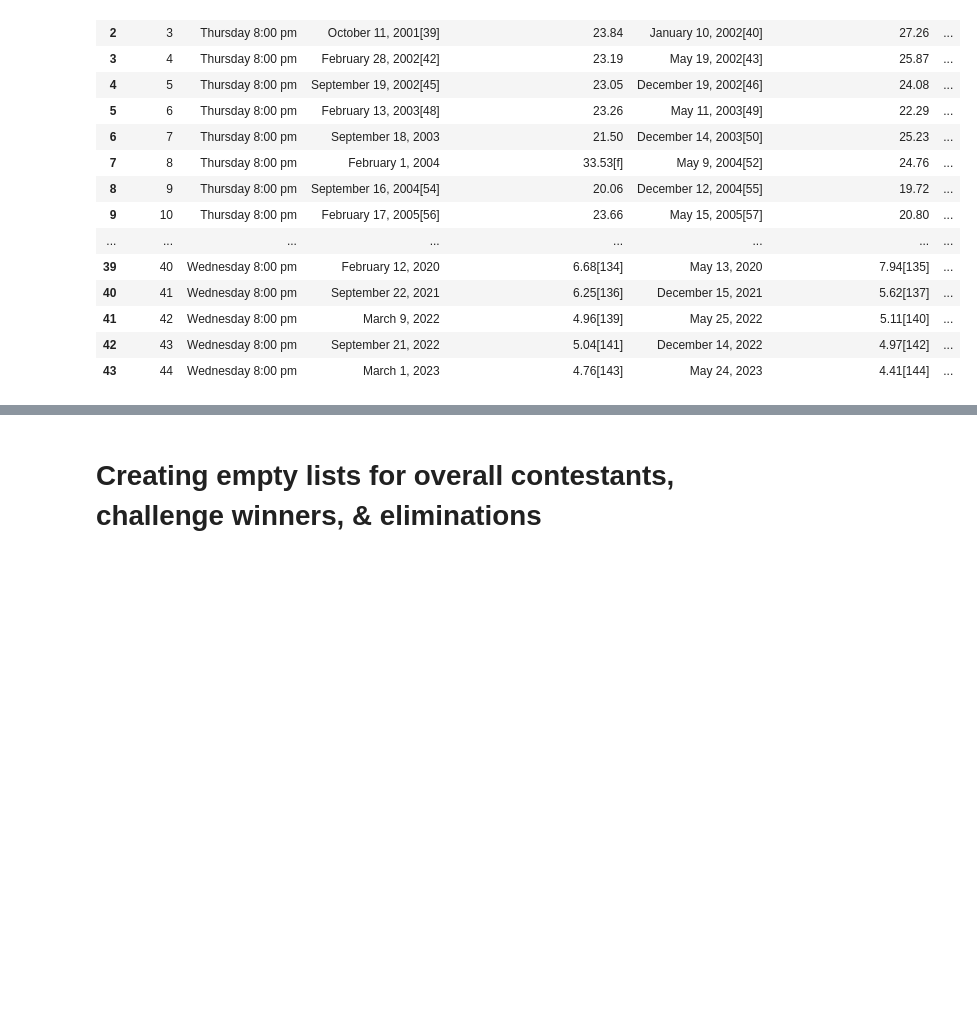
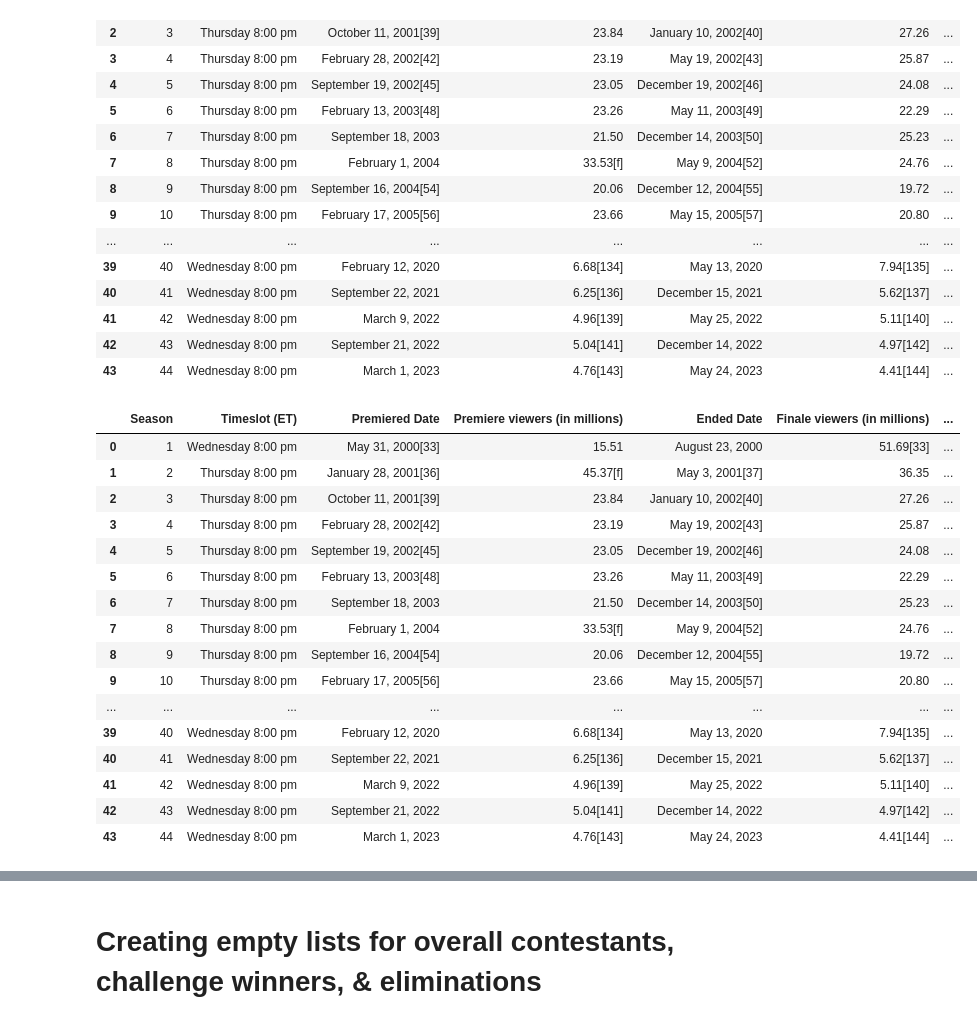
Before and after one commit to Erica-Exotica/DA8-capstone, a Jupyter notebook: notebook/CapstoneV2.ipynb, the cells around one changed output, grey strips where cells are left out. Cells and saved outputs as stored; diff of their text form; code cells hidden in the pictures; blank space fills up the shorter version.

```diff
--- a/notebook/CapstoneV2.ipynb
+++ b/notebook/CapstoneV2.ipynb
@@ -109,3 +111,40 @@ ratings_df
 | 41 | 42 | Wednesday 8:00 pm | March 9, 2022 | 4.96[139] | May 25, 2022 | 5.11[140] | ... |
 | 42 | 43 | Wednesday 8:00 pm | September 21, 2022 | 5.04[141] | December 14, 2022 | 4.97[142] | ... |
 | 43 | 44 | Wednesday 8:00 pm | March 1, 2023 | 4.76[143] | May 24, 2023 | 4.41[144] | ... |
+# %%
+ratings_df.columns = [f'{col[0]} {col[1]}' if isinstance(col, tuple) else col for col in ratings_df.columns]
+
+ratings_df.reset_index(drop=True, inplace=True)
+
+ratings_df.rename(columns={
+    'Season Season': 'Season',
+    'Timeslot (ET)[e] Timeslot (ET)[e]': 'Timeslot (ET)',
+    'Premiered Date': 'Premiered Date',
+    'Premiered Premiere viewers (in millions)': 'Premiere viewers (in millions)',
+    'Ended Date': 'Ended Date',
+    'Ended Finale viewers (in millions)': 'Finale viewers (in millions)',
+    'Ended Reunion viewers (in millions)': 'Reunion viewers (in millions)',
+    'TV season TV season': 'TV season',
+    'Rank Rank': 'Rank',
+    'Viewers (in millions) Viewers (in millions)': 'Viewers (in millions)'
+}, inplace=True)
+
+ratings_df
+# %% [output]
+|  | Season | Timeslot (ET) | Premiered Date | Premiere viewers (in millions) | Ended Date | Finale viewers (in millions) | ... |
+| 0 | 1 | Wednesday 8:00 pm | May 31, 2000[33] | 15.51 | August 23, 2000 | 51.69[33] | ... |
+| 1 | 2 | Thursday 8:00 pm | January 28, 2001[36] | 45.37[f] | May 3, 2001[37] | 36.35 | ... |
+| 2 | 3 | Thursday 8:00 pm | October 11, 2001[39] | 23.84 | January 10, 2002[40] | 27.26 | ... |
+| 3 | 4 | Thursday 8:00 pm | February 28, 2002[42] | 23.19 | May 19, 2002[43] | 25.87 | ... |
+| 4 | 5 | Thursday 8:00 pm | September 19, 2002[45] | 23.05 | December 19, 2002[46] | 24.08 | ... |
+| 5 | 6 | Thursday 8:00 pm | February 13, 2003[48] | 23.26 | May 11, 2003[49] | 22.29 | ... |
+| 6 | 7 | Thursday 8:00 pm | September 18, 2003 | 21.50 | December 14, 2003[50] | 25.23 | ... |
+| 7 | 8 | Thursday 8:00 pm | February 1, 2004 | 33.53[f] | May 9, 2004[52] | 24.76 | ... |
+| 8 | 9 | Thursday 8:00 pm | September 16, 2004[54] | 20.06 | December 12, 2004[55] | 19.72 | ... |
+| 9 | 10 | Thursday 8:00 pm | February 17, 2005[56] | 23.66 | May 15, 2005[57] | 20.80 | ... |
+| ... | ... | ... | ... | ... | ... | ... | ... |
+| 39 | 40 | Wednesday 8:00 pm | February 12, 2020 | 6.68[134] | May 13, 2020 | 7.94[135] | ... |
+| 40 | 41 | Wednesday 8:00 pm | September 22, 2021 | 6.25[136] | December 15, 2021 | 5.62[137] | ... |
+| 41 | 42 | Wednesday 8:00 pm | March 9, 2022 | 4.96[139] | May 25, 2022 | 5.11[140] | ... |
+| 42 | 43 | Wednesday 8:00 pm | September 21, 2022 | 5.04[141] | December 14, 2022 | 4.97[142] | ... |
+| 43 | 44 | Wednesday 8:00 pm | March 1, 2023 | 4.76[143] | May 24, 2023 | 4.41[144] | ... |
```
Also changed, not shown: parts of 77 cells of this notebook.
